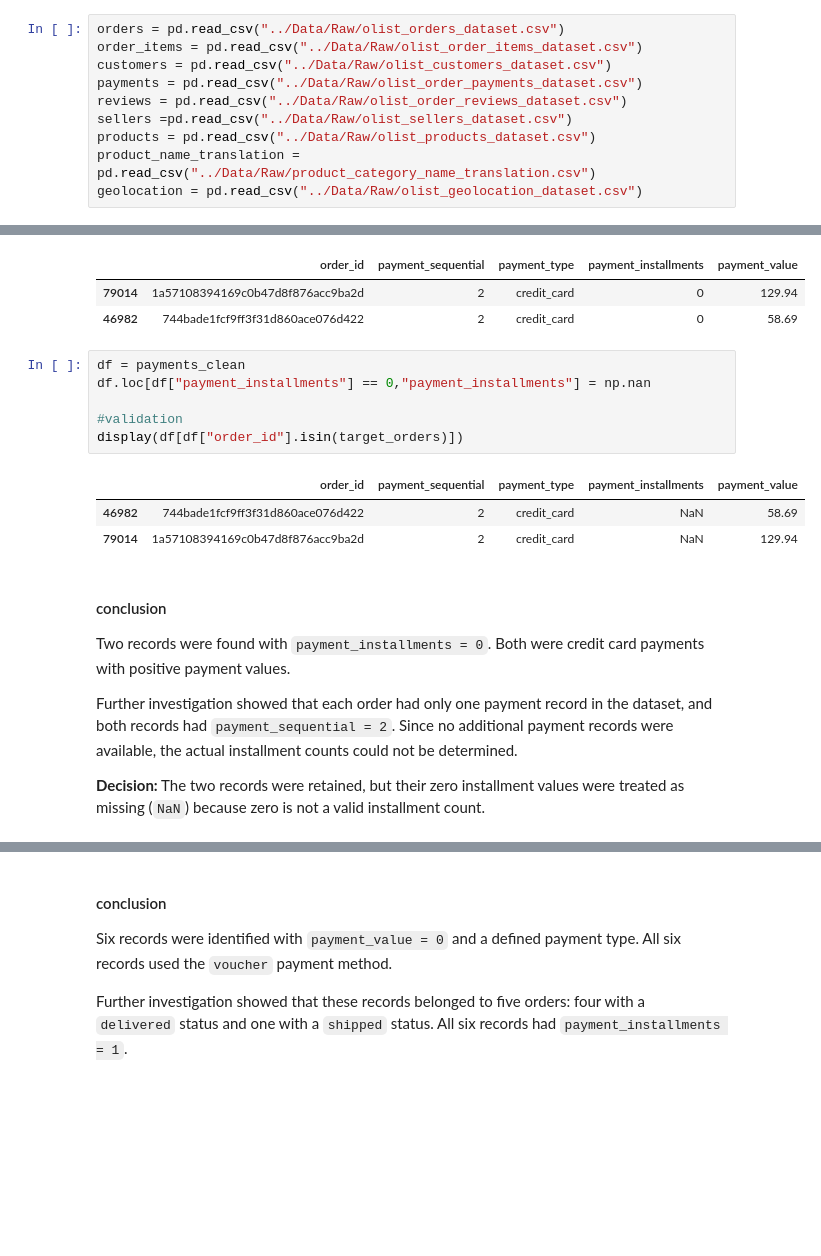
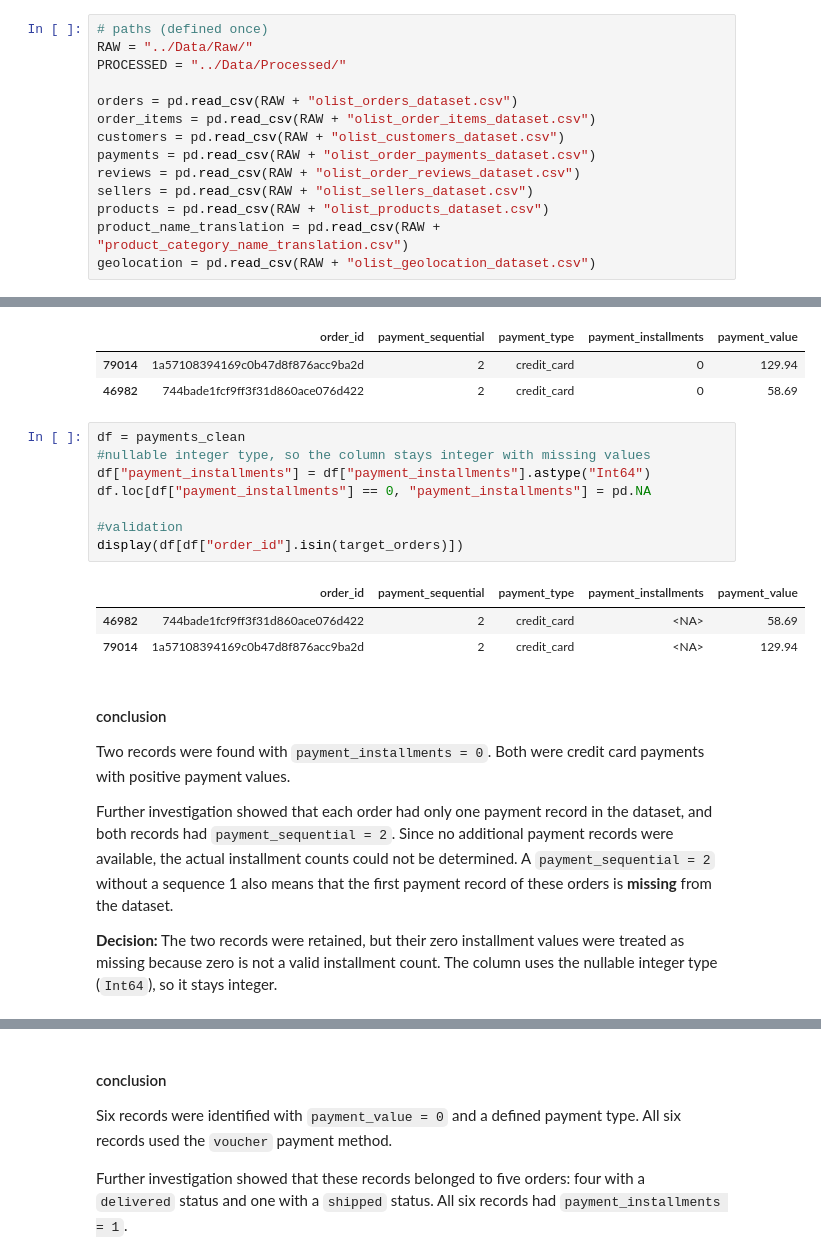
Before and after one commit to Abolfazl-Moradi006/Olist-data-analysis, a Jupyter notebook: Notebooks/2_data_cleaning.ipynb, the cells around one changed output, grey strips where cells are left out. Cells and saved outputs as stored; diff of their text form; blank space fills up the shorter version.

Commit message:
massive review and fixes

```diff
--- a/Notebooks/2_data_cleaning.ipynb
+++ b/Notebooks/2_data_cleaning.ipynb
@@ -5,15 +5,19 @@ import pandas as pd
 import numpy as np
 import matplotlib.pyplot as plt
 # %%
-orders = pd.read_csv("../Data/Raw/olist_orders_dataset.csv")
-order_items = pd.read_csv("../Data/Raw/olist_order_items_dataset.csv")
-customers = pd.read_csv("../Data/Raw/olist_customers_dataset.csv")
-payments = pd.read_csv("../Data/Raw/olist_order_payments_dataset.csv")
-reviews = pd.read_csv("../Data/Raw/olist_order_reviews_dataset.csv")
-sellers =pd.read_csv("../Data/Raw/olist_sellers_dataset.csv")
-products = pd.read_csv("../Data/Raw/olist_products_dataset.csv")
-product_name_translation = pd.read_csv("../Data/Raw/product_category_name_translation.csv")
-geolocation = pd.read_csv("../Data/Raw/olist_geolocation_dataset.csv")
+# paths (defined once)
+RAW = "../Data/Raw/"
+PROCESSED = "../Data/Processed/"
+
+orders = pd.read_csv(RAW + "olist_orders_dataset.csv")
+order_items = pd.read_csv(RAW + "olist_order_items_dataset.csv")
+customers = pd.read_csv(RAW + "olist_customers_dataset.csv")
+payments = pd.read_csv(RAW + "olist_order_payments_dataset.csv")
+reviews = pd.read_csv(RAW + "olist_order_reviews_dataset.csv")
+sellers = pd.read_csv(RAW + "olist_sellers_dataset.csv")
+products = pd.read_csv(RAW + "olist_products_dataset.csv")
+product_name_translation = pd.read_csv(RAW + "product_category_name_translation.csv")
+geolocation = pd.read_csv(RAW + "olist_geolocation_dataset.csv")
 # %%
 #dataframes copies for cleaning
 
@@ -1902,22 +2040,24 @@ display(df[df["order_id"].isin(target_orders)].sort_values(by=["order_id", "paym
 | 46982 | 744bade1fcf9ff3f31d860ace076d422 | 2 | credit_card | 0 | 58.69 |
 # %%
 df = payments_clean
-df.loc[df["payment_installments"] == 0,"payment_installments"] = np.nan
+#nullable integer type, so the column stays integer with missing values
+df["payment_installments"] = df["payment_installments"].astype("Int64")
+df.loc[df["payment_installments"] == 0, "payment_installments"] = pd.NA
 
 #validation
 display(df[df["order_id"].isin(target_orders)])
 # %% [output]
 |  | order_id | payment_sequential | payment_type | payment_installments | payment_value |
-| 46982 | 744bade1fcf9ff3f31d860ace076d422 | 2 | credit_card | NaN | 58.69 |
-| 79014 | 1a57108394169c0b47d8f876acc9ba2d | 2 | credit_card | NaN | 129.94 |
+| 46982 | 744bade1fcf9ff3f31d860ace076d422 | 2 | credit_card | <NA> | 58.69 |
+| 79014 | 1a57108394169c0b47d8f876acc9ba2d | 2 | credit_card | <NA> | 129.94 |
 # %% [markdown]
 #### conclusion
 
 Two records were found with `payment_installments = 0`. Both were credit card payments with positive payment values.
 
-Further investigation showed that each order had only one payment record in the dataset, and both records had `payment_sequential = 2`. Since no additional payment records were available, the actual installment counts could not be determined.
+Further investigation showed that each order had only one payment record in the dataset, and both records had `payment_sequential = 2`. Since no additional payment records were available, the actual installment counts could not be determined. A `payment_sequential = 2` without a sequence 1 also means that the first payment record of these orders is **missing** from the dataset.
 
-**Decision:** The two records were retained, but their zero installment values were treated as missing (`NaN`) because zero is not a valid installment count.
+**Decision:** The two records were retained, but their zero installment values were treated as missing because zero is not a valid installment count. The column uses the nullable integer type (`Int64`), so it stays integer.
 # %%
 #check zero payments(not defiend didn't consider)
 zero_payments = ((df["payment_value"] == 0) & (df["payment_type"] != "not_defined"))
```
Also changed, not shown: parts of 57 cells of this notebook, 14 other files.
